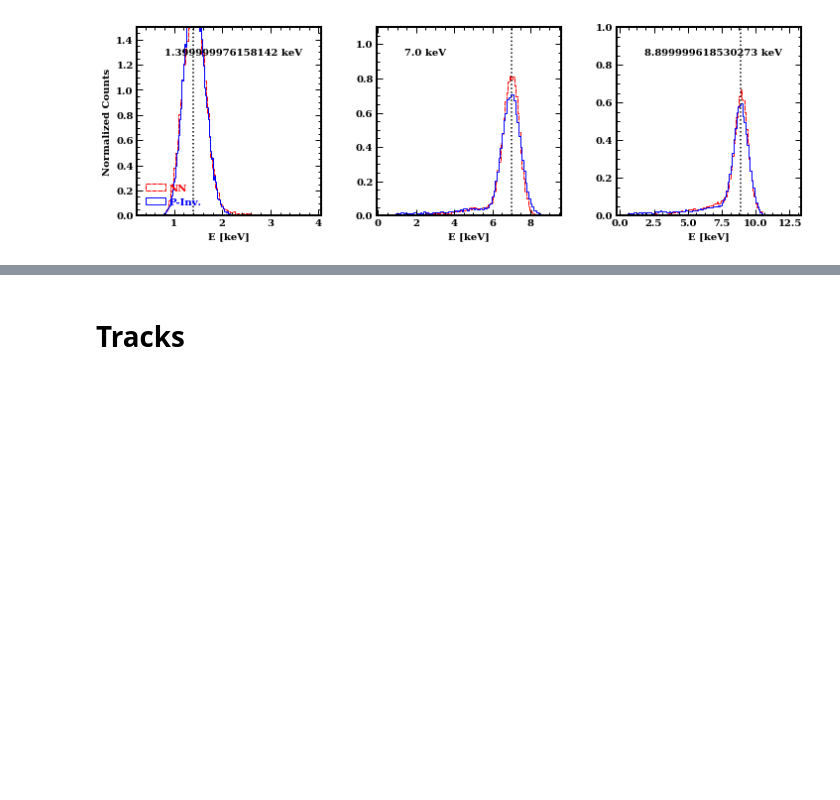
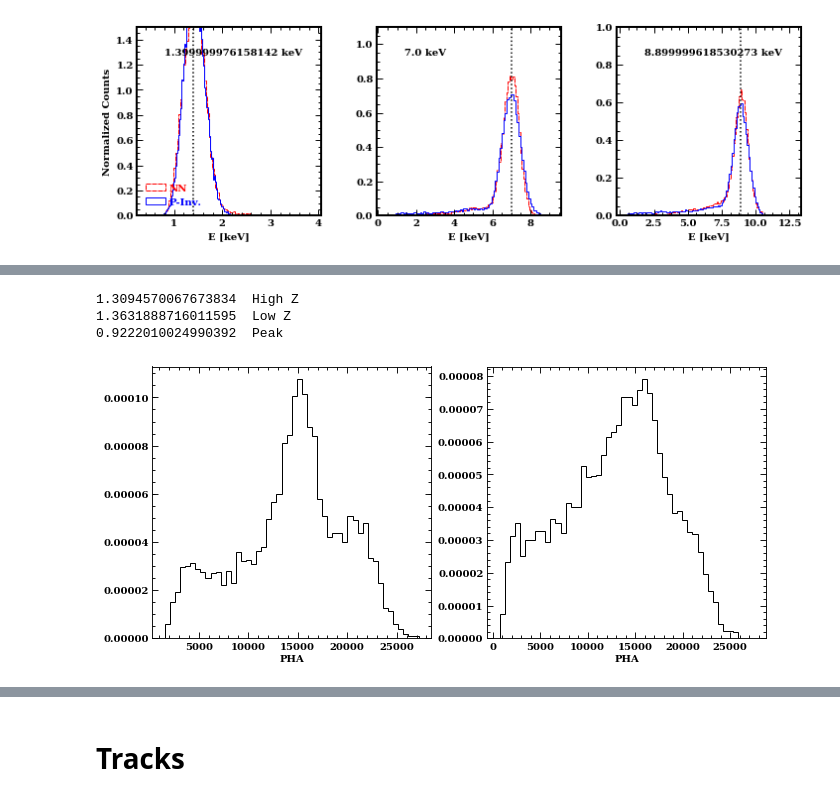
Before and after one commit to alpv95/IXPEML, a Jupyter notebook: notebooks/Error_checks.ipynb, the cells around one changed output, grey strips where cells are left out. Cells and saved outputs as stored; diff of their text form; code cells hidden in the pictures; blank space fills up the shorter version.

```diff
--- a/notebooks/Error_checks.ipynb
+++ b/notebooks/Error_checks.ipynb
@@ -509,0 +534,3 @@ for color, text in zip(["r","b"],leg.get_texts()):
+# %%
+def mse(theta_hat,theta):
+    return np.sqrt(np.sum((np.cos(2*theta) - np.cos(2*theta_hat))**2 + (np.sin(2*theta) - np.sin(2*theta_hat))**2) / len(theta))
@@ -509,0 +575,18 @@ for color, text in zip(["r","b"],leg.get_texts()):
+# %%
+high = 10.7
+low = 1
+pha_cut = 19000
+
+fig,(ax1,ax2,) = plt.subplots(figsize=(11,5),ncols=2)
+ax1.hist(PHA[Z>high],density=True,histtype="step")
+print(mse(THETA_HAT[(Z>high)*(PHA<pha_cut)],THETA[(Z>high)*(PHA<pha_cut)])," High Z")
+ax1.set_xlabel("PHA")
+ax2.hist(PHA[Z<low],density=True,histtype="step")
+print(mse(THETA_HAT[(Z<low)*(PHA<pha_cut)],THETA[(Z<low)*(PHA<pha_cut)])," Low Z")
+ax2.set_xlabel("PHA")
+print(mse(THETA_HAT[(Z>low)*(Z<high)*(PHA>pha_cut)],THETA[(Z>low)*(Z<high)*(PHA>pha_cut)])," Peak")
+# %% [output]
+1.3094570067673834  High Z
+1.3631888716011595  Low Z
+0.9222010024990392  Peak
+[figure, added]
```
Also changed, not shown: parts of 8 cells of this notebook, 2 other files.
